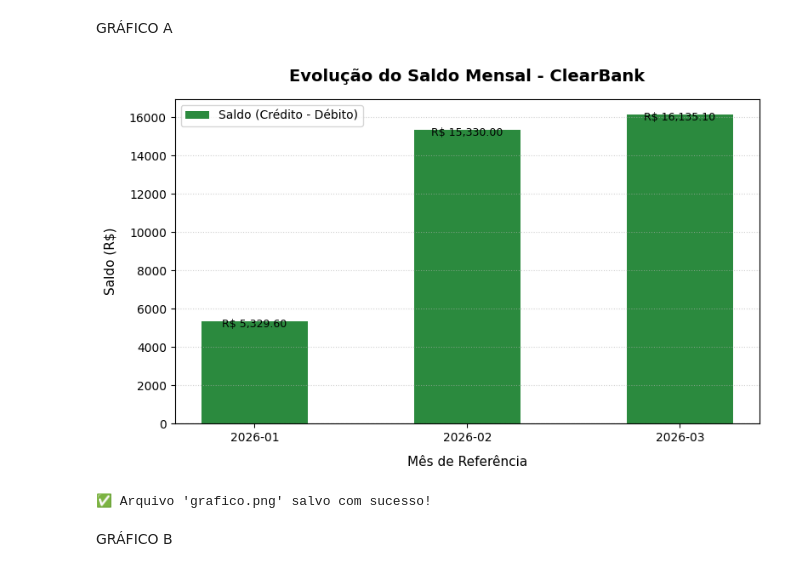
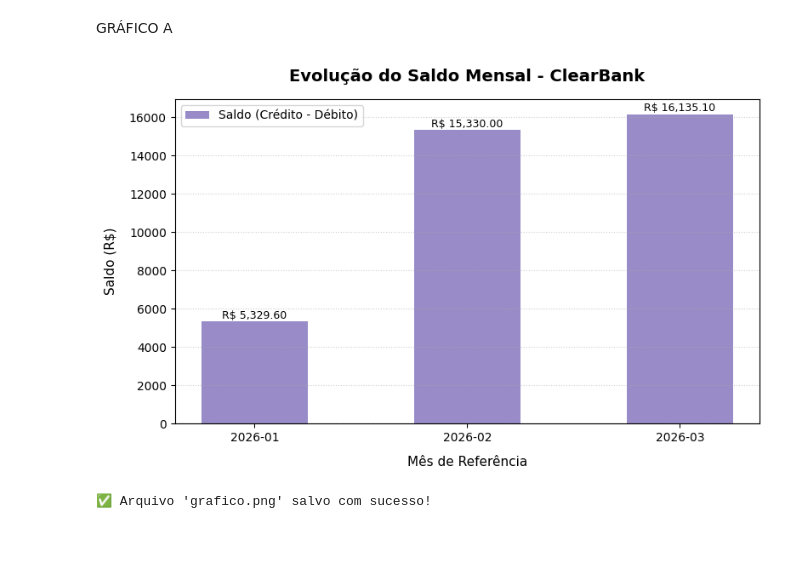
Before and after one commit to brunolomba/clearbank-analise, a Jupyter notebook: desafio_final.ipynb, the cells around one changed output. Cells and saved outputs as stored; diff of their text form; code cells hidden in the pictures; blank space fills up the shorter version.

```diff
--- a/desafio_final.ipynb
+++ b/desafio_final.ipynb
@@ -311,36 +338,34 @@ with open("relatorio.json", mode="r", encoding="utf-8") as f:
 
 resumo = dados["resumo_mensal"]
 meses = sorted(resumo.keys())
 saldos = [resumo[m]["saldo"] for m in meses]
 
 # 2. Configuração do gráfico
 plt.figure(figsize=(8, 5))
-cores = ["#2b8a3e" if s >= 0 else "#c92a2a" for s in saldos]
+cores = ["#988BC7" if s >= 0 else "#E96379" for s in saldos]
 
 barras = plt.bar(meses, saldos, color=cores, width=0.5, label="Saldo (Crédito - Débito)")
 
 # 3. Título e rótulos dos eixos
 plt.title("Evolução do Saldo Mensal - ClearBank", fontsize=14, fontweight="bold", pad=15)
 plt.xlabel("Mês de Referência", fontsize=11, labelpad=10)
 plt.ylabel("Saldo (R$)", fontsize=11, labelpad=10)
 plt.axhline(0, color="gray", linewidth=0.8, linestyle="--")
 plt.grid(axis="y", linestyle=":", alpha=0.6)
 plt.legend(loc="upper left")
 
 # Adiciona o valor em texto acima de cada barra
 for barra in barras:
     yval = barra.get_height()
-    offset = 150 if yval >= 0 else -300
+    offset = 600 if yval >= 0 else -300
     plt.text(barra.get_x() + barra.get_width()/2.0, yval + offset, f"R$ {yval:,.2f}", ha="center", va="bottom" if yval < 0 else "top", fontsize=9)
 
 # 4. Salvar exatamente como 'grafico.png' e exibir
 plt.tight_layout()
 plt.savefig("grafico.png", dpi=300)
 plt.show()
 
 print("✅ Arquivo 'grafico.png' salvo com sucesso!")
 # %% [output]
-[figure, old version]
+[figure, new version]
 ✅ Arquivo 'grafico.png' salvo com sucesso!
-# %% [markdown]
-GRÁFICO B
```
Also changed, not shown: parts of 4 cells of this notebook.
